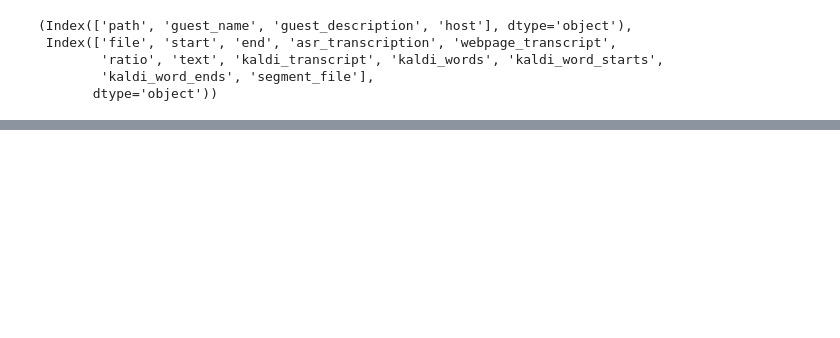
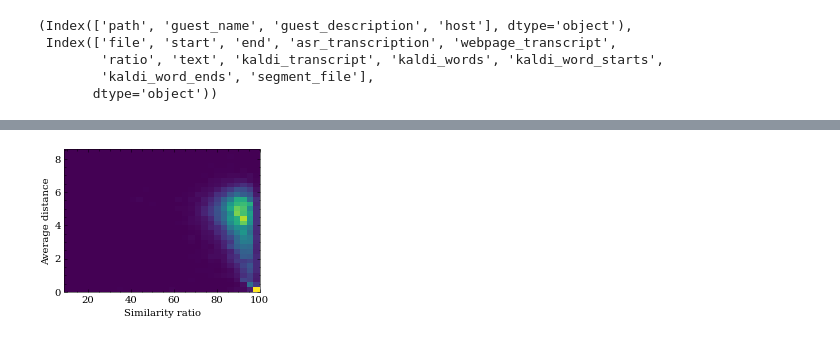
Before and after one commit to 5roop/task13, a Jupyter notebook: 018_analysis_of_aligned_dataset.ipynb, the cells around one changed output, grey strips where cells are left out. Saved outputs shown, nothing was run; the diff lists cells and outputs as text; code cells hidden in the pictures; blank space fills up the shorter version.

```diff
--- a/018_analysis_of_aligned_dataset.ipynb
+++ b/018_analysis_of_aligned_dataset.ipynb
@@ -122,0 +163,7 @@ merged_df.to_json("021_JV_segments_with_metadata.jsonl", orient="records", lines
+# %%
+plt.hist2d(merged_df.similarity_ratio, merged_df.average_distance, bins=30)
+plt.xlabel("Similarity ratio")
+plt.ylabel("Average distance")
+plt.show()
+# %% [output]
+[figure, added]
```
Also changed, not shown: parts of 13 cells of this notebook, 3 other files.
